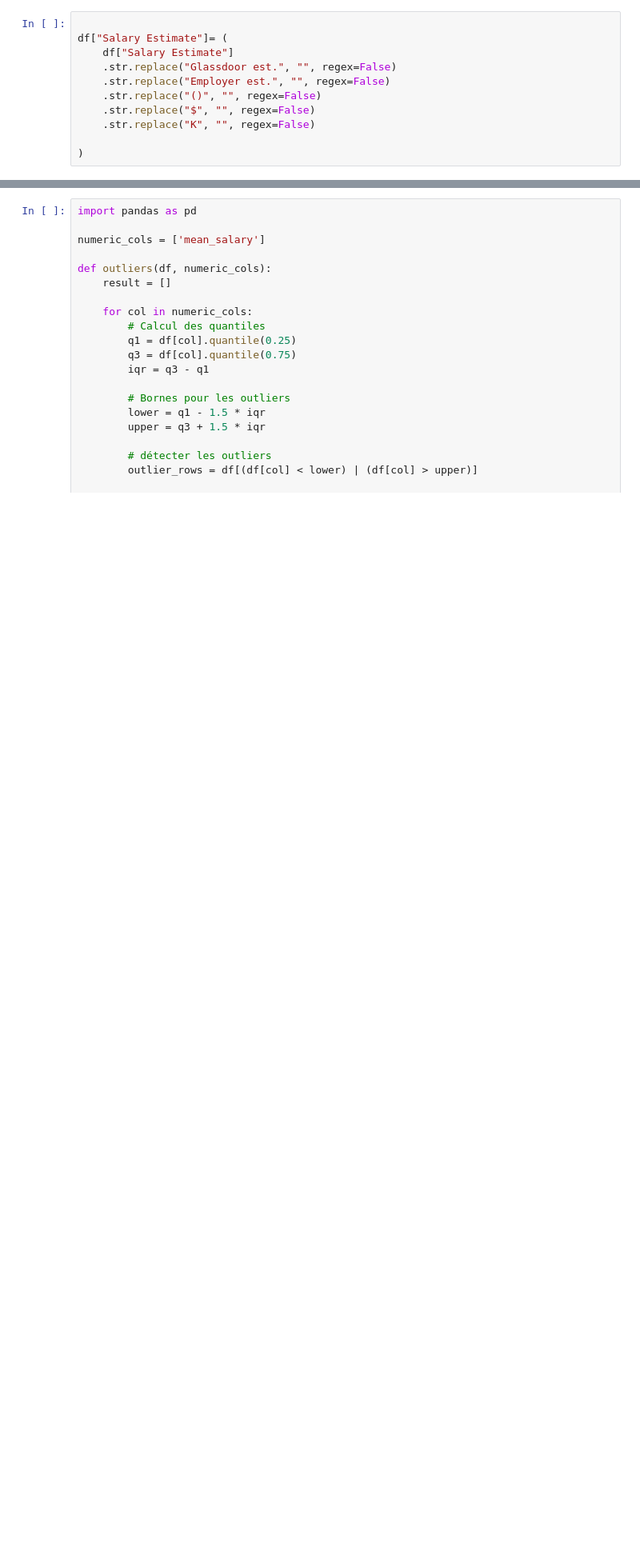
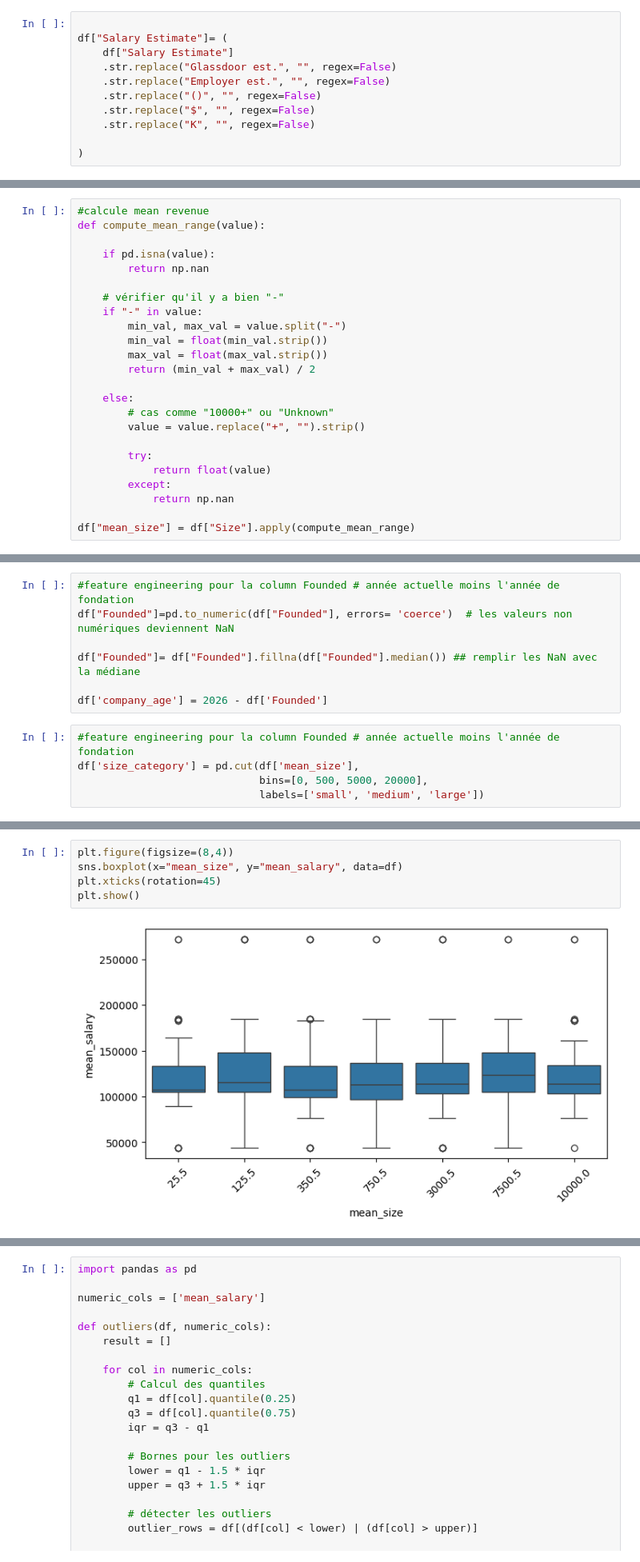
Before and after one commit to mariambenali/HR-pulse-ai-platform, a Jupyter notebook: ml/notebook/data_cleaning.ipynb, the cells around one changed output, grey strips where cells are left out. Shown at 80% size. Saved outputs shown, nothing was run; the diff lists cells and outputs as text; blank space fills up the shorter version.

```diff
--- a/ml/notebook/data_cleaning.ipynb
+++ b/ml/notebook/data_cleaning.ipynb
@@ -169,0 +131,24 @@ df["mean_salary"] = df["mean_salary"] * 1000
+# %%
+#calcule mean revenue
+def compute_mean_range(value):
+
+    if pd.isna(value):
+        return np.nan
+
+    # vérifier qu'il y a bien "-"
+    if "-" in value:
+        min_val, max_val = value.split("-")
+        min_val = float(min_val.strip())
+        max_val = float(max_val.strip())
+        return (min_val + max_val) / 2
+
+    else:
+        # cas comme "10000+" ou "Unknown"
+        value = value.replace("+", "").strip()
+
+        try:
+            return float(value)
+        except:
+            return np.nan
+
+df["mean_size"] = df["Size"].apply(compute_mean_range)
@@ -170,3 +205,15 @@ df["mean_salary"] = df["mean_salary"] * 1000
+# %%
+#feature engineering pour la column Founded # année actuelle moins l'année de fondation
+df["Founded"]=pd.to_numeric(df["Founded"], errors= 'coerce')  # les valeurs non numériques deviennent NaN
+
+df["Founded"]= df["Founded"].fillna(df["Founded"].median()) ## remplir les NaN avec la médiane
+
+df['company_age'] = 2026 - df['Founded']
+# %%
+#feature engineering pour la column Founded # année actuelle moins l'année de fondation
+df['size_category'] = pd.cut(df['mean_size'],
+                             bins=[0, 500, 5000, 20000],
+                             labels=['small', 'medium', 'large'])
 # %%
 df.head(5)
 # %% [output]
@@ -178,0 +237,7 @@ df.head(5)
+# %%
+plt.figure(figsize=(8,4))
+sns.boxplot(x="mean_size", y="mean_salary", data=df)
+plt.xticks(rotation=45)
+plt.show()
+# %% [output]
+[figure, added]
```
Also changed, not shown: parts of 30 cells of this notebook, 4 other files.
